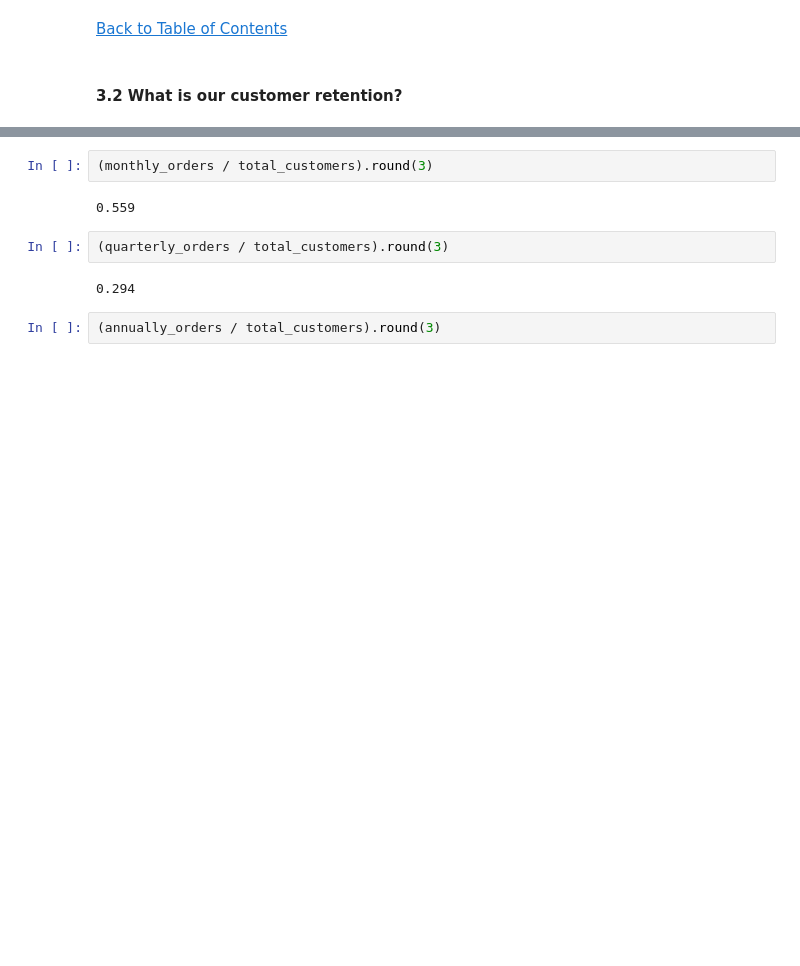
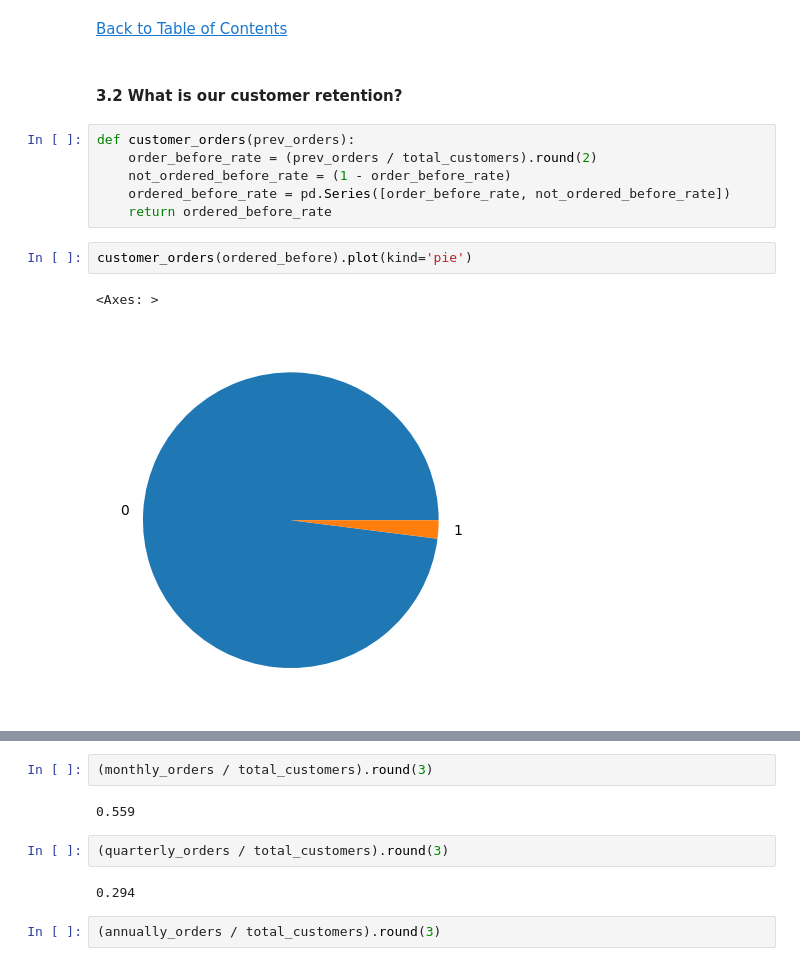
Before and after one commit to jasondo-da/shopping_behavior_analysis, a Jupyter notebook: shopping_behavior_analysis.ipynb, the cells around one changed output, grey strips where cells are left out. Cells and saved outputs as stored; diff of their text form; blank space fills up the shorter version.

```diff
--- a/shopping_behavior_analysis.ipynb
+++ b/shopping_behavior_analysis.ipynb
@@ -805,3 +812,14 @@ Name: usd_purchase_total, dtype: int64
 [Back to Table of Contents](#back)
 # %% [markdown]
 #### 3.2 What is our customer retention?
+# %%
+def customer_orders(prev_orders):
+    order_before_rate = (prev_orders / total_customers).round(2)
+    not_ordered_before_rate = (1 - order_before_rate)
+    ordered_before_rate = pd.Series([order_before_rate, not_ordered_before_rate])
+    return ordered_before_rate
+# %%
+customer_orders(ordered_before).plot(kind='pie')
+# %% [output]
+<Axes: >
+[figure, added]
```
Also changed, not shown: parts of 12 cells of this notebook.
